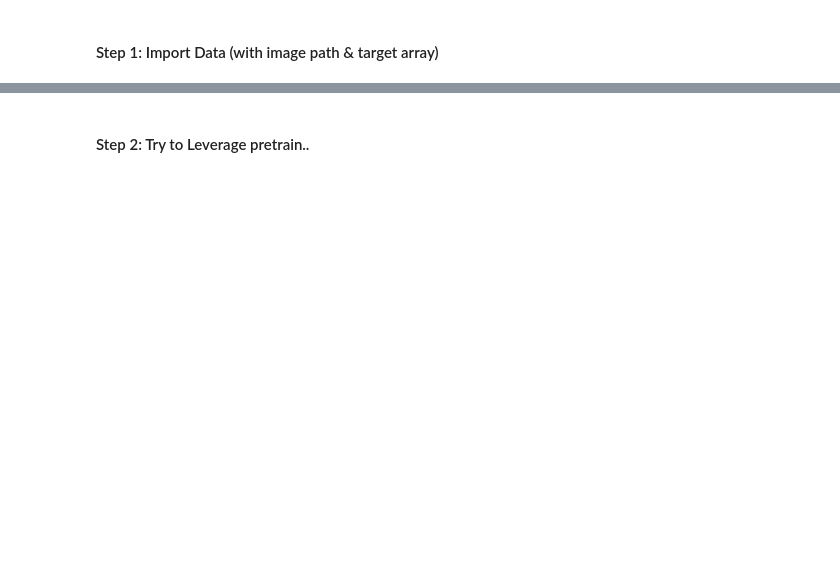
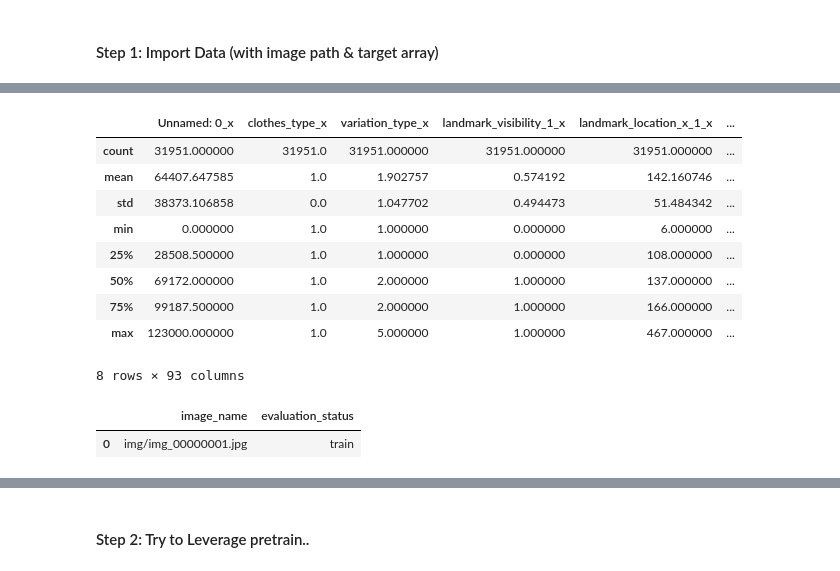
Before and after one commit to julialintern/fashionNet, a Jupyter notebook: VGG_upper_blue.ipynb, the cells around one changed output, grey strips where cells are left out. Cells and saved outputs as stored; diff of their text form; code cells hidden in the pictures; blank space fills up the shorter version.

```diff
--- a/VGG_upper_blue.ipynb
+++ b/VGG_upper_blue.ipynb
@@ -36,0 +91,10 @@ Using gpu device 0: GRID K520 (CNMeM is enabled with initial size: 95.0% of memo
+# %%
+# scale landmark features (between 0 & 1)
+
+#xi=(xi-xmin)/(xmax-xmin)
+
+def scale(x):
+    x=(x-scaled.landmark_location_y_6.min())/(scaled.landmark_location_y_6.max()\
+                                              -scaled.landmark_location_y_6.min())
+    return x
+scaled['landmark_location_y_6_sld']=scaled['landmark_location_y_6'].apply(scale)
@@ -36,0 +115,24 @@ Using gpu device 0: GRID K520 (CNMeM is enabled with initial size: 95.0% of memo
+# %%
+scaled.describe()
+# %% [output]
+|  | Unnamed: 0_x | clothes_type_x | variation_type_x | landmark_visibility_1_x | landmark_location_x_1_x | ... |
+| count | 31951.000000 | 31951.0 | 31951.000000 | 31951.000000 | 31951.000000 | ... |
+| mean | 64407.647585 | 1.0 | 1.902757 | 0.574192 | 142.160746 | ... |
+| std | 38373.106858 | 0.0 | 1.047702 | 0.494473 | 51.484342 | ... |
+| min | 0.000000 | 1.0 | 1.000000 | 0.000000 | 6.000000 | ... |
+| 25% | 28508.500000 | 1.0 | 1.000000 | 0.000000 | 108.000000 | ... |
+| 50% | 69172.000000 | 1.0 | 2.000000 | 1.000000 | 137.000000 | ... |
+| 75% | 99187.500000 | 1.0 | 2.000000 | 1.000000 | 166.000000 | ... |
+| max | 123000.000000 | 1.0 | 5.000000 | 1.000000 | 467.000000 | ... |
+8 rows × 93 columns
+# %%
+# merge with test/train file
+
+file1='/home/ubuntu/list_eval_partition-3.txt'
+
+split=pd.read_csv(file1,delim_whitespace=True,skiprows=[0])
+
+split.head(1)
+# %% [output]
+|  | image_name | evaluation_status |
+| 0 | img/img_00000001.jpg | train |
```
Also changed, not shown: parts of 38 cells of this notebook.
